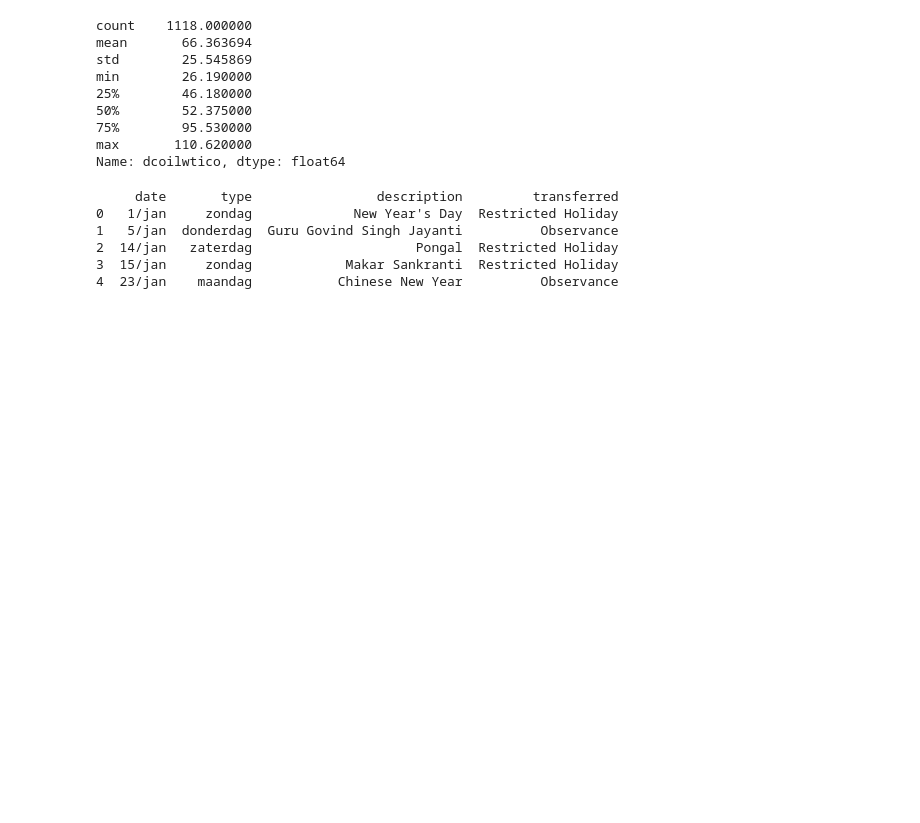
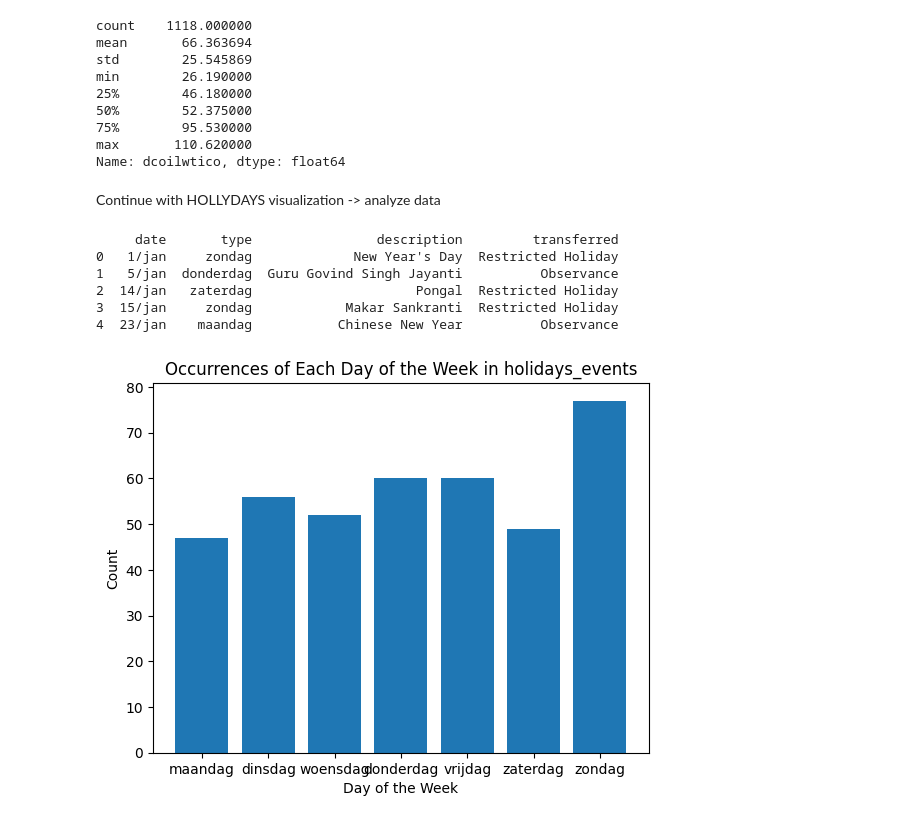
Before and after one commit to florboydens/Data-Analytics-Case-2, a Jupyter notebook: explorationViz.ipynb, the cells around one changed output. Cells and saved outputs as stored; diff of their text form; code cells hidden in the pictures; blank space fills up the shorter version.

```diff
--- a/explorationViz.ipynb
+++ b/explorationViz.ipynb
@@ -422,12 +457,32 @@ min        26.190000
 75%        95.530000
 max       110.620000
 Name: dcoilwtico, dtype: float64
-# %%
-print(holidays_events.head())
-# %% [output]
-     date       type                description         transferred
-0   1/jan     zondag             New Year's Day  Restricted Holiday
-1   5/jan  donderdag  Guru Govind Singh Jayanti          Observance
-2  14/jan   zaterdag                     Pongal  Restricted Holiday
-3  15/jan     zondag            Makar Sankranti  Restricted Holiday
-4  23/jan    maandag           Chinese New Year          Observance
+# %% [markdown]
+Continue with HOLLYDAYS visualization
+-> analyze data
+# %%
+print(holidays_events.head())
+
+# Count the occurrences of each day of the week
+day_counts = holidays_events['type'].value_counts()
+
+day_counts = day_counts.reindex(['maandag', 'dinsdag', 'woensdag', 'donderdag', 'vrijdag', 'zaterdag', 'zondag'])
+
+# Create a bar chart
+plt.bar(day_counts.index, day_counts.values)
+
+# Set the labels and title
+plt.xlabel('Day of the Week')
+plt.ylabel('Count')
+plt.title('Occurrences of Each Day of the Week in holidays_events')
+
+# Display the chart
+plt.show()
+# %% [output]
+     date       type                description         transferred
+0   1/jan     zondag             New Year's Day  Restricted Holiday
+1   5/jan  donderdag  Guru Govind Singh Jayanti          Observance
+2  14/jan   zaterdag                     Pongal  Restricted Holiday
+3  15/jan     zondag            Makar Sankranti  Restricted Holiday
+4  23/jan    maandag           Chinese New Year          Observance
+[figure, added]
```
Also changed, not shown: parts of 7 cells of this notebook, 2 other files.
